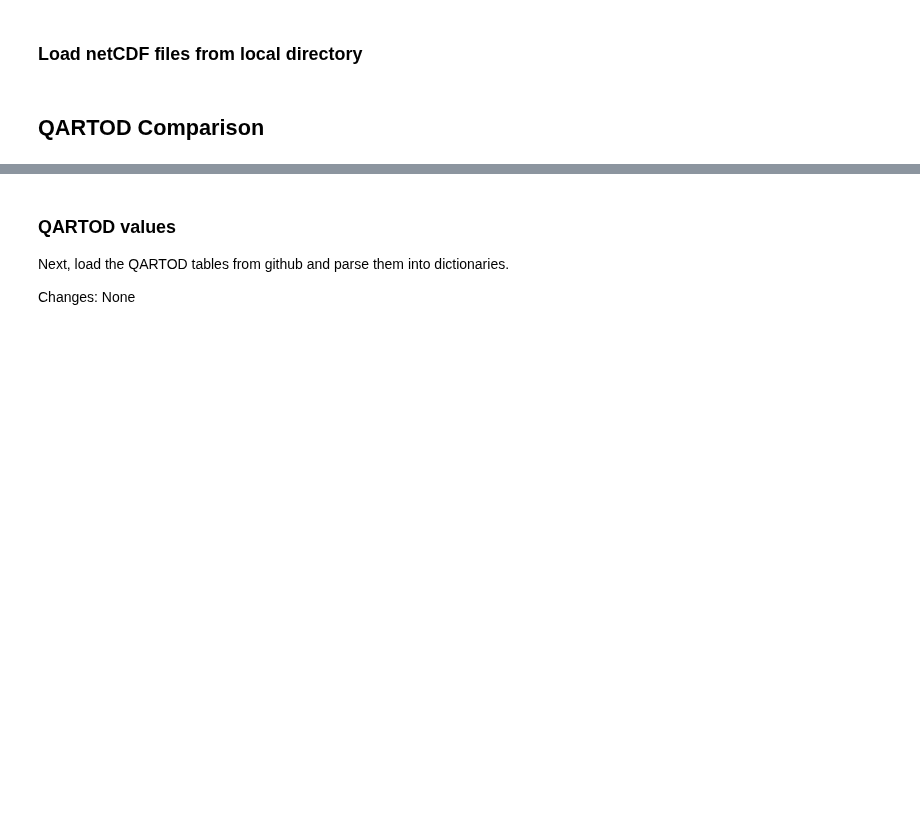
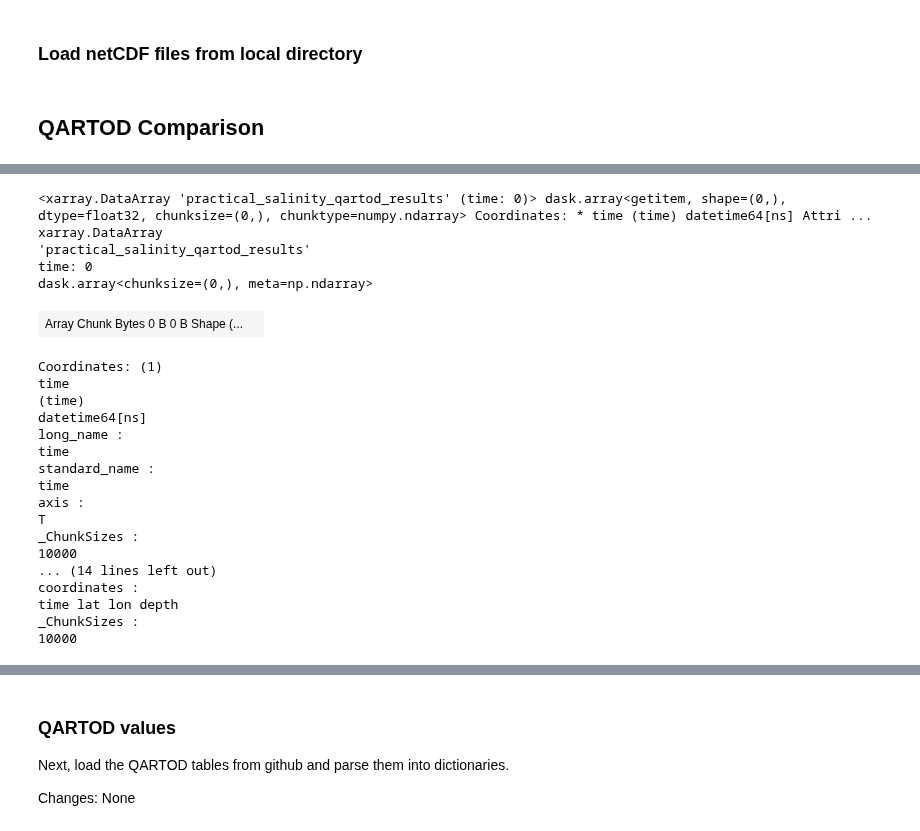
Before and after one commit to cooleyky/QAQC_Sandbox, a Jupyter notebook: QARTOD/Testing/scripts/QARTOD_testing_CGSN.ipynb, the cells around one changed output, grey strips where cells are left out. Saved outputs shown, nothing was run; the diff lists cells and outputs as text; code cells hidden in the pictures; blank space fills up the shorter version.

```diff
--- a/QARTOD/Testing/scripts/QARTOD_testing_CGSN.ipynb
+++ b/QARTOD/Testing/scripts/QARTOD_testing_CGSN.ipynb
@@ -235,0 +364,26 @@ Global Irminger Sea Flanking Subsurface Mooring A Mooring Riser
+# %%
+production_data[f"{param}_qartod_results"][~comparison]
+# %% [output]
+<xarray.DataArray 'practical_salinity_qartod_results' (time: 0)> dask.array<getitem, shape=(0,), dtype=float32, chunksize=(0,), chunktype=numpy.ndarray> Coordinates: * time (time) datetime64[ns] Attri ...
+xarray.DataArray
+'practical_salinity_qartod_results'
+time: 0
+dask.array<chunksize=(0,), meta=np.ndarray>
+| Array Chunk Bytes 0 B 0 B Shape (... |  |
+Coordinates: (1)
+time
+(time)
+datetime64[ns]
+long_name :
+time
+standard_name :
+time
+axis :
+T
+_ChunkSizes :
+10000
+... (14 lines left out)
+coordinates :
+time lat lon depth
+_ChunkSizes :
+10000
```
Also changed, not shown: parts of 72 cells of this notebook.
